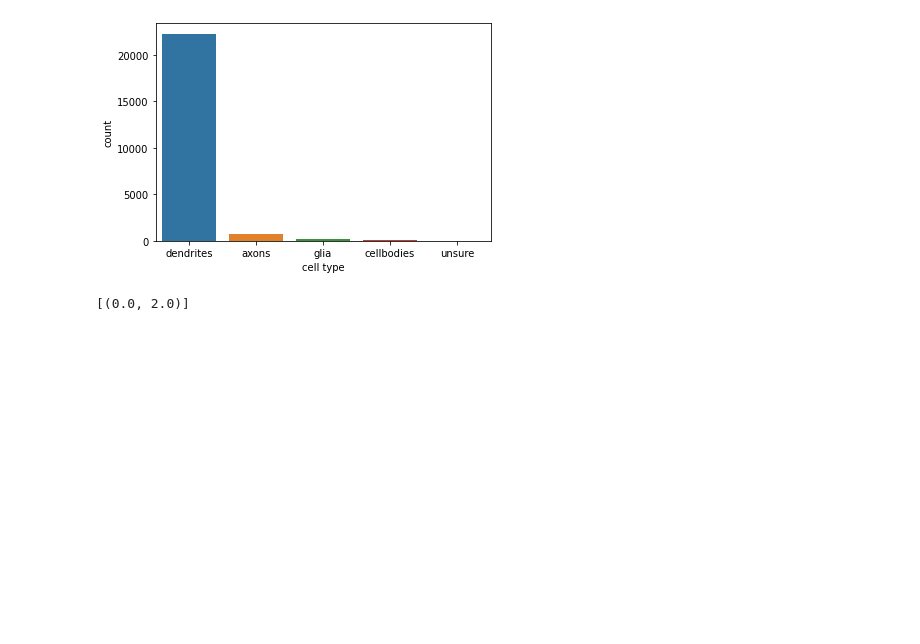
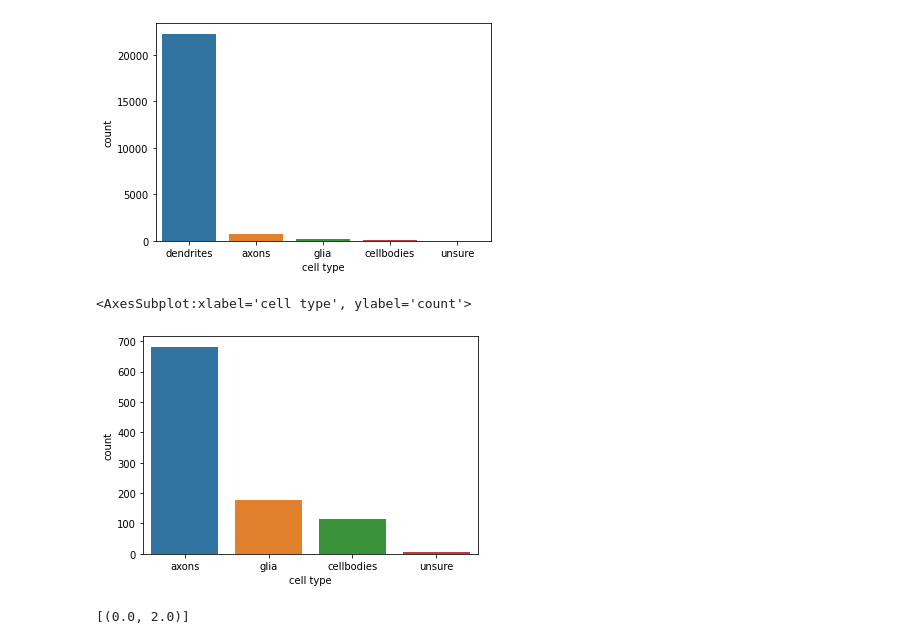
Before and after one commit to zoidberg77/EManalysis, a Jupyter notebook: notebooks/figures.ipynb, the cells around one changed output. Cells and saved outputs as stored; diff of their text form; code cells hidden in the pictures; blank space fills up the shorter version.

```diff
--- a/notebooks/figures.ipynb
+++ b/notebooks/figures.ipynb
@@ -88,6 +88,11 @@ sb.countplot(x=dataset['cell type'])
 # %% [output]
 <AxesSubplot:xlabel='cell type', ylabel='count'>
 [figure]
+# %%
+sb.countplot(x=dataset.loc[dataset['cell type'] != "dendrites"]['cell type'])
+# %% [output]
+<AxesSubplot:xlabel='cell type', ylabel='count'>
+[figure, added]
 # %%
 hp = sb.histplot(data=dataset, x="circ_f", hue="cell type", multiple="stack")
 hp.set(xlim=(0, 2))
```
